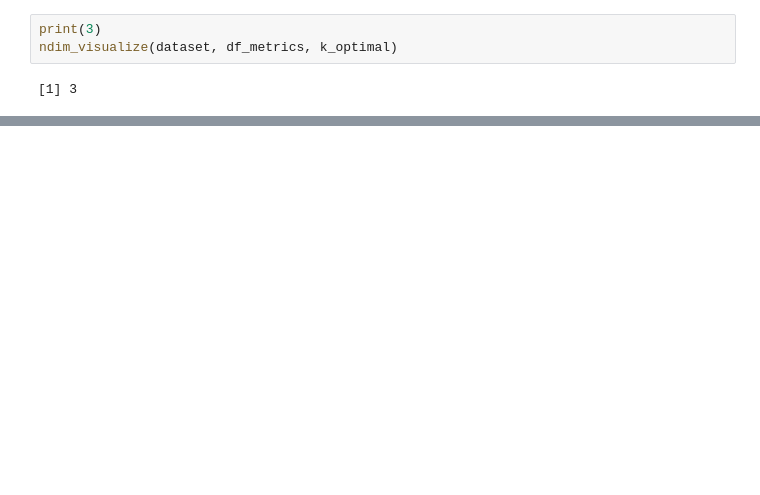
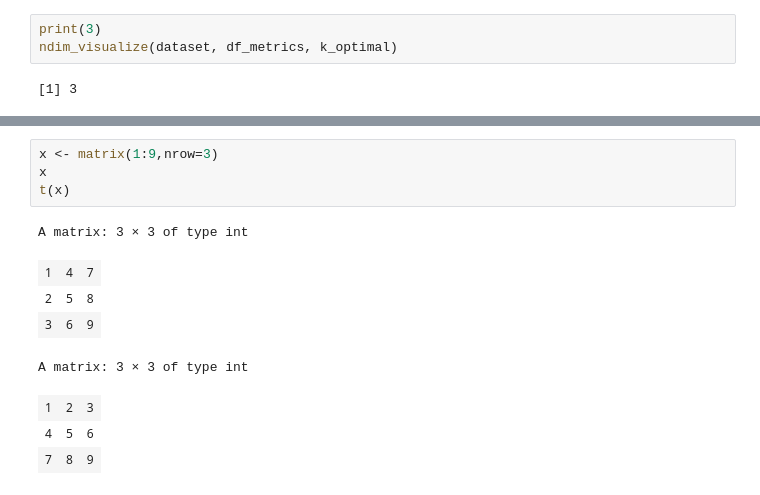
Before and after one commit to RoseYuan/sc_chromatin_benchmark, a Jupyter notebook: scripts/analysis/explore_ndim.ipynb, the cells around one changed output, grey strips where cells are left out. Saved outputs shown, nothing was run; the diff lists cells and outputs as text; blank space fills up the shorter version.

```diff
--- a/scripts/analysis/explore_ndim.ipynb
+++ b/scripts/analysis/explore_ndim.ipynb
@@ -461,0 +544,13 @@ ndim_visualize(dataset, df_metrics, k_optimal)
+# %%
+x <- matrix(1:9,nrow=3)
+x
+t(x)
+# %% [output]
+A matrix: 3 × 3 of type int
+| 1 | 4 | 7 |
+| 2 | 5 | 8 |
+| 3 | 6 | 9 |
+A matrix: 3 × 3 of type int
+| 1 | 2 | 3 |
+| 4 | 5 | 6 |
+| 7 | 8 | 9 |
```
Also changed, not shown: parts of 15 cells of this notebook, 13 other files.
